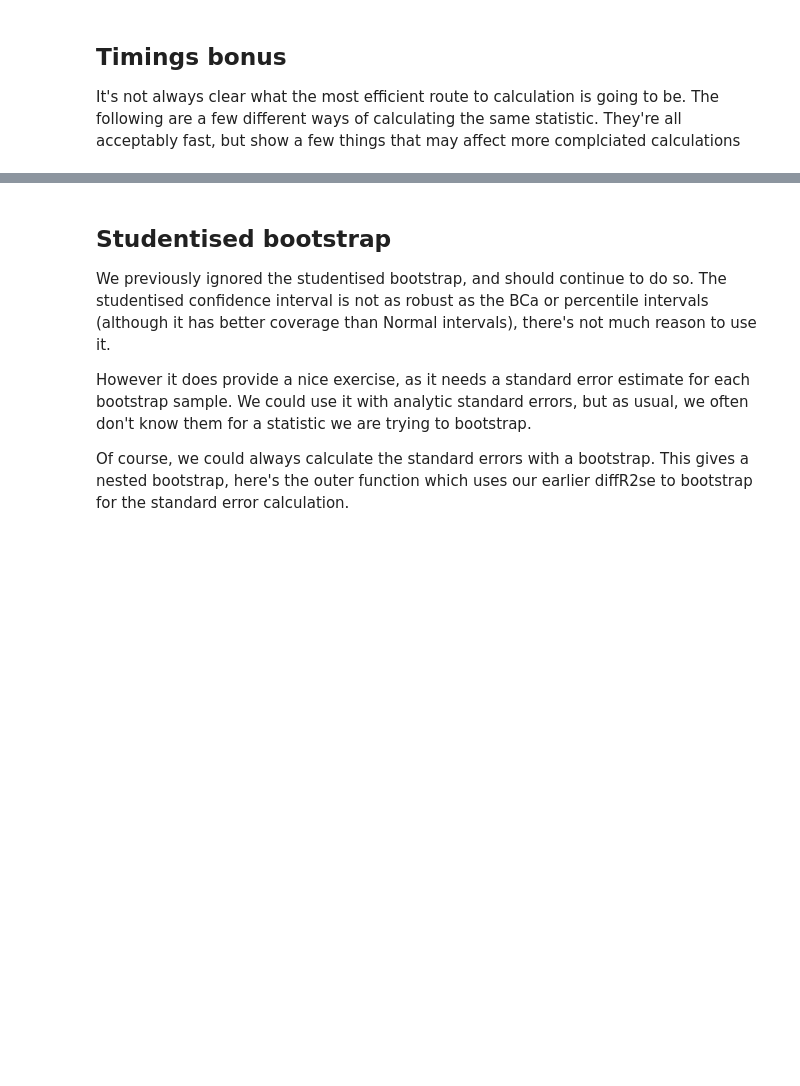
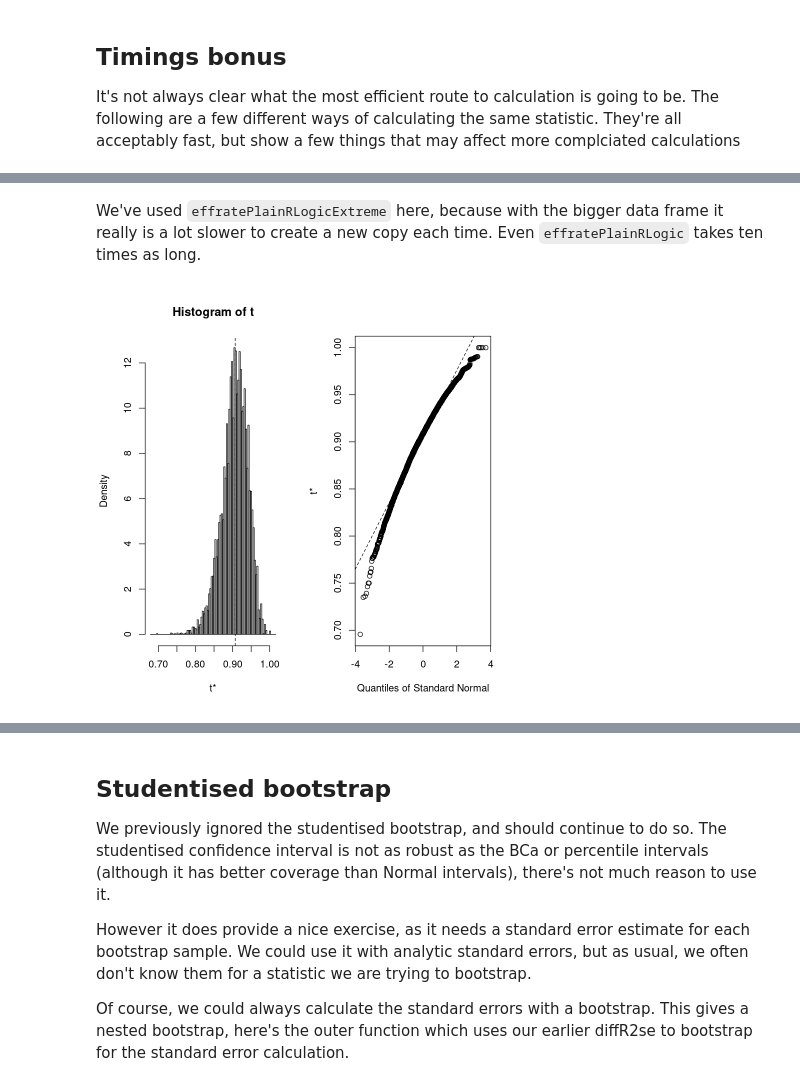
Before and after one commit to imalone/bootstrap-demo, a Jupyter notebook: bootstrap-demo.ipynb, the cells around one changed output, grey strips where cells are left out. Saved outputs shown, nothing was run; the diff lists cells and outputs as text; code cells hidden in the pictures; blank space fills up the shorter version.

```diff
--- a/bootstrap-demo.ipynb
+++ b/bootstrap-demo.ipynb
@@ -653,0 +654,6 @@ For Normal, we just have the confidence level (95%) and the confidence intervals
+# %%
+boot.ci.jack <- function(boot.out,type="bca") {
+    boot.ci(boot.out=boot.out, type=type, L=empinf(boot.out,type="jack"))
+}
+system.time(boot.risk.10000.ci.jack <- boot.ci.jack(boot.risk.10000))
+boot.risk.10000.ci.jack$bca
@@ -880,0 +912,6 @@ Lastly, sending in a data.table to the original plain-R approach is actually a l
+# %% [markdown]
+We've used `effratePlainRLogicExtreme` here, because with the bigger data frame it really is a lot slower to create a new copy each time. Even `effratePlainRLogic` takes ten times as long.
+# %%
+plot(boot.bigrisk.10000)
+# %% [output]
+[figure, added]
```
Also changed, not shown: parts of 59 cells of this notebook.
